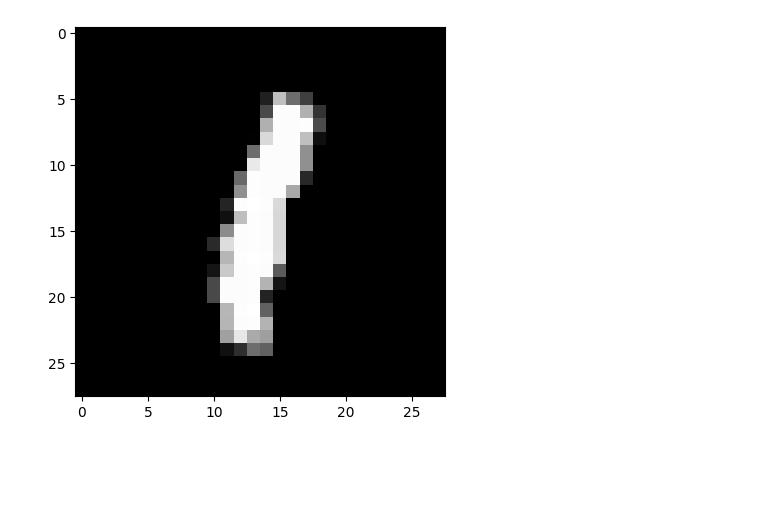
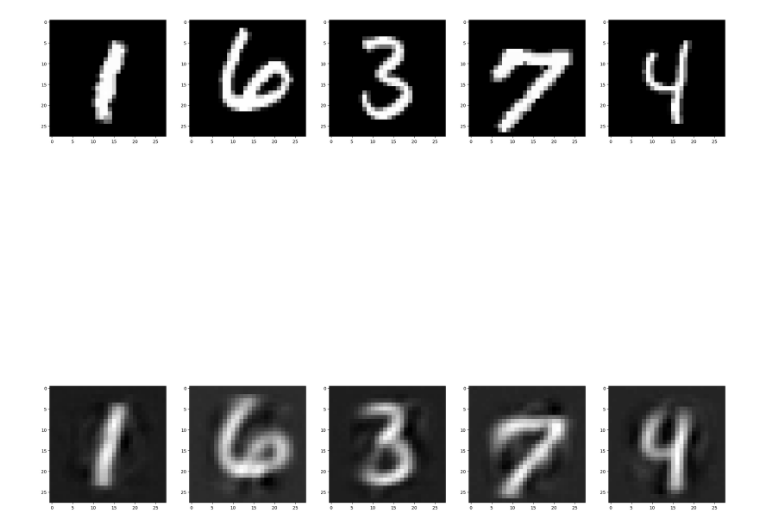
Before and after one commit to bugshipbust-err/custom_mnist_auto-encoder, a Jupyter notebook: autoencoder.ipynb, the cells around one changed output. Drawn from its saved outputs; the diff is of its cells as text; code cells hidden in the pictures; blank space fills up the shorter version.

```diff
--- a/autoencoder.ipynb
+++ b/autoencoder.ipynb
@@ -166,8 +169,54 @@ images, labels = next(iter(test_dataloader))
 images, labels = images.to(device), labels.to(device)
 real = labels[:10]
 # %%
-sample = (real[0].squeeze()).cpu().numpy()
-plt.imshow(sample, cmap="gray")
+sample0 = (real[0].squeeze()).cpu().numpy()
+sample1 = (real[1].squeeze()).cpu().numpy()
+sample2 = (real[2].squeeze()).cpu().numpy()
+sample3 = (real[3].squeeze()).cpu().numpy()
+sample4 = (real[4].squeeze()).cpu().numpy()
+
+fig = plt.figure(figsize=(28, 28))
+
+fig.add_subplot(2, 5, 1)
+plt.imshow(sample0, cmap="gray")
+
+fig.add_subplot(2, 5, 2)
+plt.imshow(sample1, cmap="gray")
+
+fig.add_subplot(2, 5, 3)
+plt.imshow(sample2, cmap="gray")
+
+fig.add_subplot(2, 5, 4)
+plt.imshow(sample3, cmap="gray")
+
+fig.add_subplot(2, 5, 5)
+plt.imshow(sample4, cmap="gray")
+
+autoencoder.eval()
+pred = autoencoder(images[:10].to(device))
+pred = pred.view(real.size())
+
+sample_pred0 = pred[0].detach().cpu().numpy().squeeze()
+sample_pred1 = pred[1].detach().cpu().numpy().squeeze()
+sample_pred2 = pred[2].detach().cpu().numpy().squeeze()
+sample_pred3 = pred[3].detach().cpu().numpy().squeeze()
+sample_pred4 = pred[4].detach().cpu().numpy().squeeze()
+
+fig.add_subplot(2, 5, 6)
+plt.imshow(sample_pred0, cmap="gray")
+
+fig.add_subplot(2, 5, 7)
+plt.imshow(sample_pred1, cmap="gray")
+
+fig.add_subplot(2, 5, 8)
+plt.imshow(sample_pred2, cmap="gray")
+
+fig.add_subplot(2, 5, 9)
+plt.imshow(sample_pred3, cmap="gray")
+
+fig.add_subplot(2, 5, 10)
+plt.imshow(sample_pred4, cmap="gray")
+
 plt.show()
 # %% [output]
-[figure, old version]
+[figure, new version]
```
Also changed, not shown: parts of 6 cells of this notebook.
